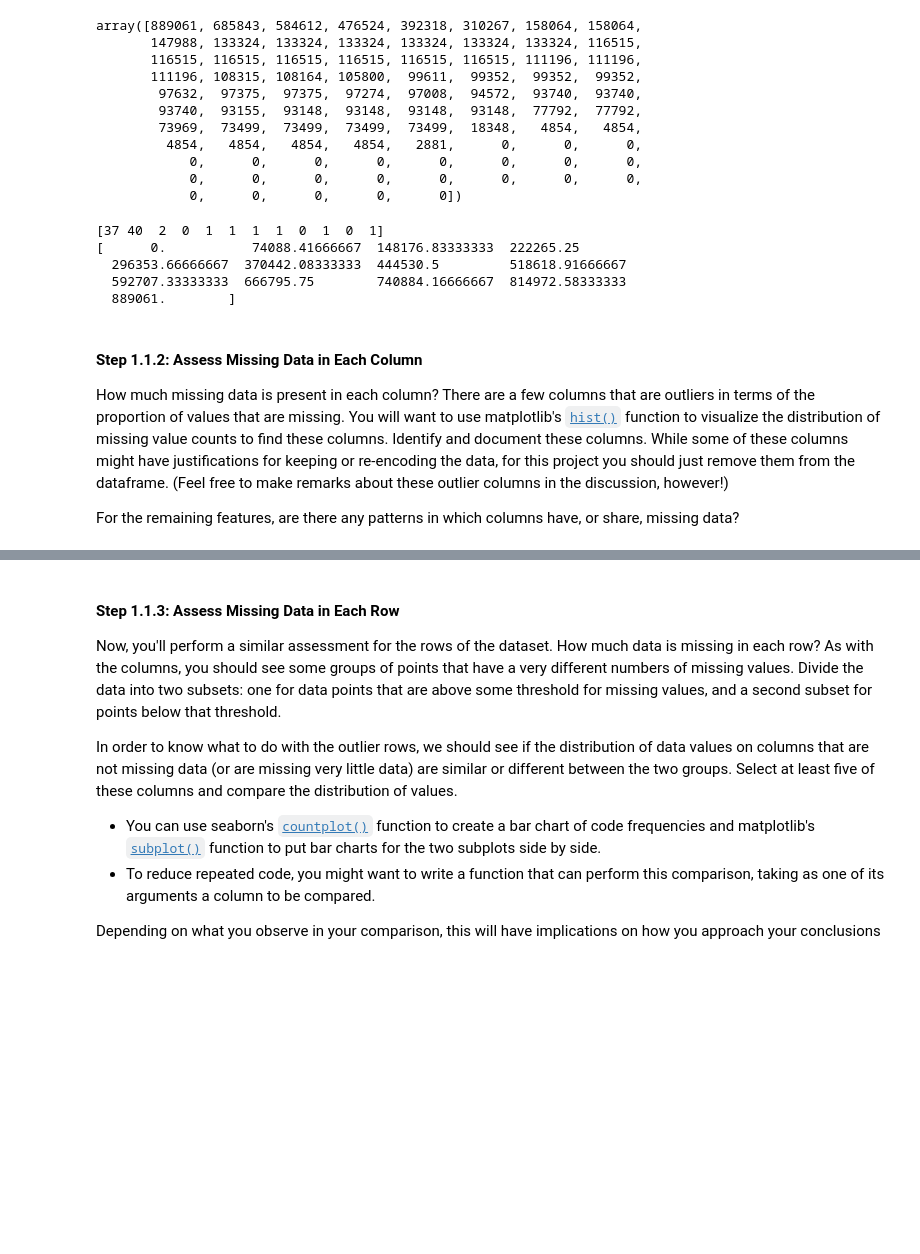
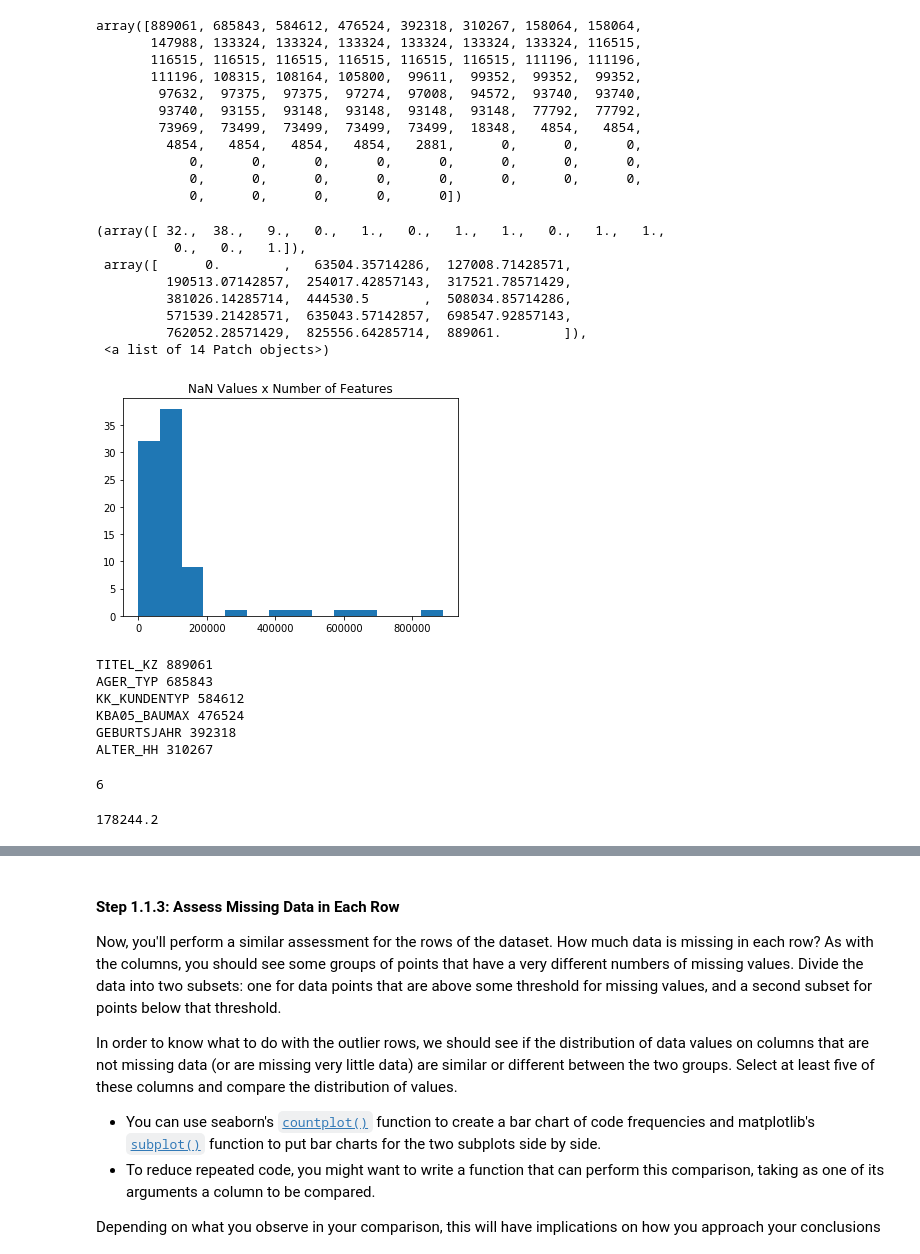
Before and after one commit to noreenwu/customer-segments, a Jupyter notebook: Identify_Customer_Segments.ipynb, the cells around one changed output, grey strips where cells are left out. Saved outputs shown, nothing was run; the diff lists cells and outputs as text; code cells hidden in the pictures; blank space fills up the shorter version.

Commit message:
feat: analysis of nan in columns; begin analysis of nan in rows

```diff
--- a/Identify_Customer_Segments.ipynb
+++ b/Identify_Customer_Segments.ipynb
@@ -269,9 +276,0 @@ hist, bins = np.histogram(vals, 12)
-# %%
-print(hist)
-print(bins)
-# %% [output]
-[37 40  2  0  1  1  1  1  0  1  0  1]
-[      0.           74088.41666667  148176.83333333  222265.25
-  296353.66666667  370442.08333333  444530.5         518618.91666667
-  592707.33333333  666795.75        740884.16666667  814972.58333333
-  889061.        ]
@@ -281,6 +276,0 @@ missing_values_count
-# %% [markdown]
-#### Step 1.1.2: Assess Missing Data in Each Column
-
-How much missing data is present in each column? There are a few columns that are outliers in terms of the proportion of values that are missing. You will want to use matplotlib's [`hist()`](https://matplotlib.org/api/_as_gen/matplotlib.pyplot.hist.html) function to visualize the distribution of missing value counts to find these columns. Identify and document these columns. While some of these columns might have justifications for keeping or re-encoding the data, for this project you should just remove them from the dataframe. (Feel free to make remarks about these outlier columns in the discussion, however!)
-
-For the remaining features, are there any patterns in which columns have, or share, missing data?
@@ -290,2 +277,40 @@ For the remaining features, are there any patterns in which columns have, or sha
+# %%
+plt.title("NaN Values x Number of Features")
+plt.hist(vals, bins = 14)
+# %% [output]
+(array([ 32.,  38.,   9.,   0.,   1.,   0.,   1.,   1.,   0.,   1.,   1.,
+          0.,   0.,   1.]),
+ array([      0.        ,   63504.35714286,  127008.71428571,
+         190513.07142857,  254017.42857143,  317521.78571429,
+         381026.14285714,  444530.5       ,  508034.85714286,
+         571539.21428571,  635043.57142857,  698547.92857143,
+         762052.28571429,  825556.64285714,  889061.        ]),
+ <a list of 14 Patch objects>)
+[figure, added]
+# %%
+# flag columns with 20% or more NaN values
+
+TWENTY_PERCENT_SAMPLE = 891221 * .2
+elim_column_list = []
+for index, value in nan_vals_sorted.items():
+    if value > TWENTY_PERCENT_SAMPLE:
+        print(index, value)
+        elim_column_list.append(index)
+# %% [output]
+TITEL_KZ 889061
+AGER_TYP 685843
+KK_KUNDENTYP 584612
+KBA05_BAUMAX 476524
+GEBURTSJAHR 392318
+ALTER_HH 310267
+# %%
+elim_column_list
+len(elim_column_list)
+# %% [output]
+6
+# %%
+TWENTY_PERCENT_SAMPLE
+# %% [output]
+178244.2
 # %%
 # Investigate patterns in the amount of missing data in each column.
```
Also changed, not shown: parts of 30 cells of this notebook.
